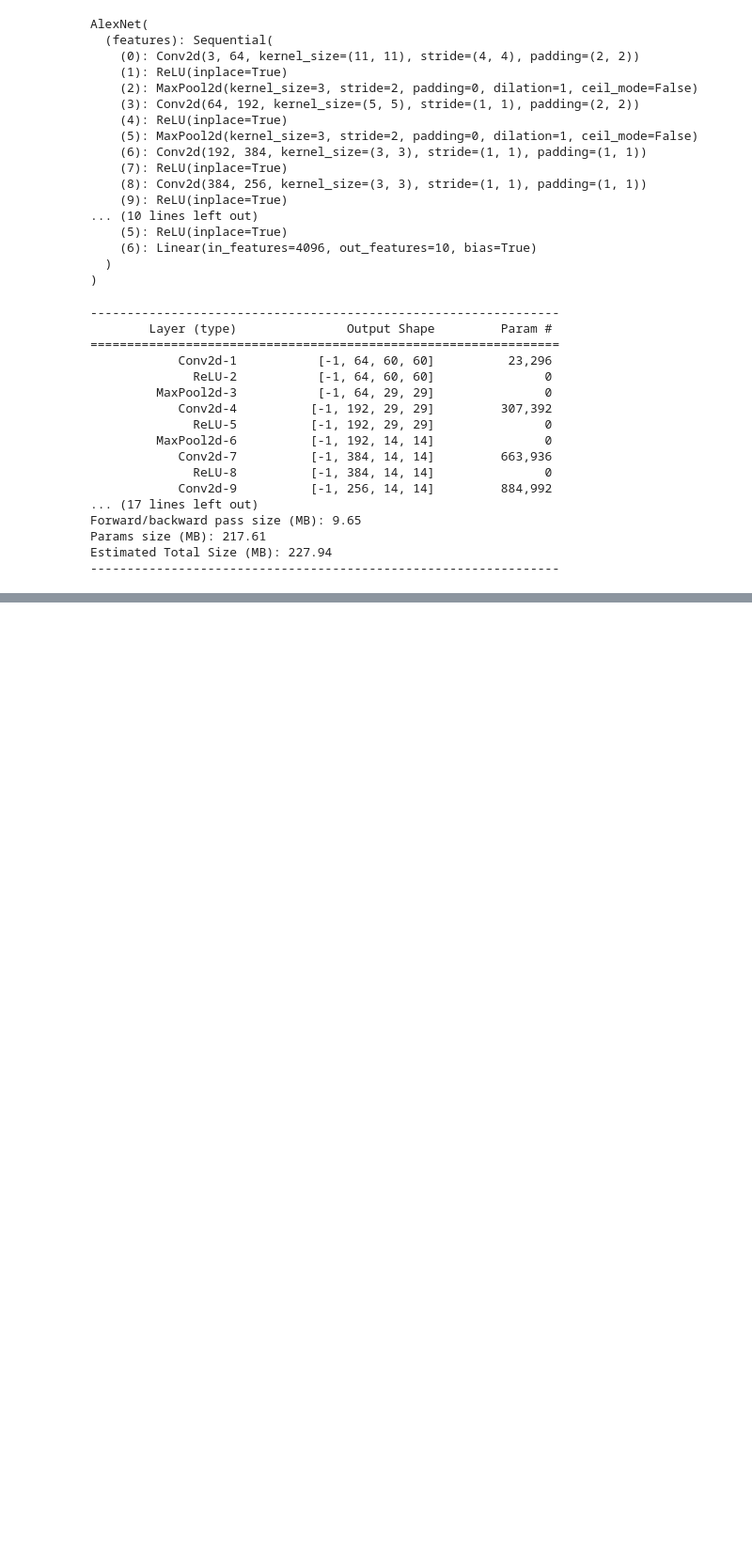
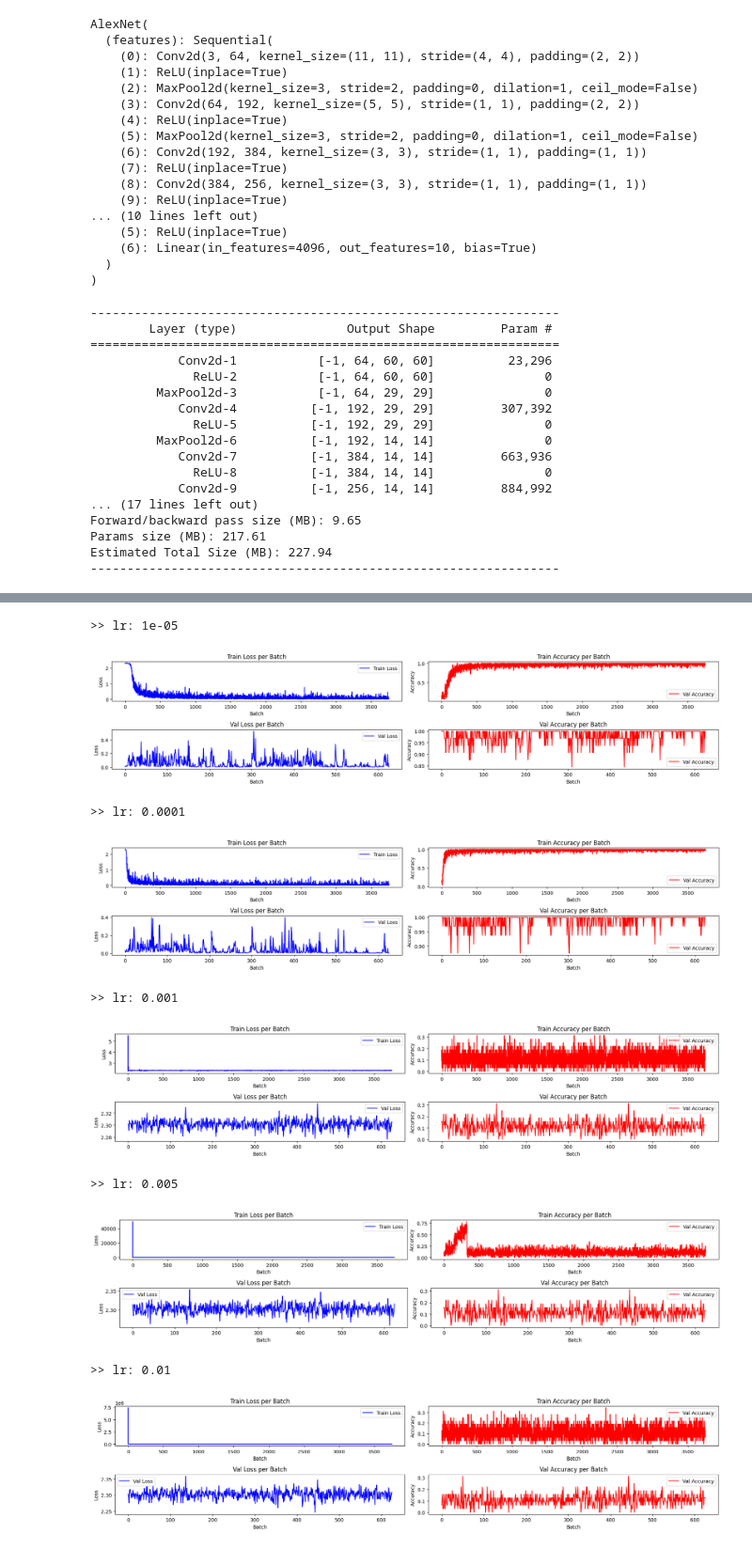
Before and after one commit to HugoPhi/baseline_sensor_har, a Jupyter notebook: alexnet/AlexNet.ipynb, the cells around one changed output, grey strips where cells are left out. Shown: that part at 94% size. Saved outputs shown, nothing was run; the diff lists cells and outputs as text; code cells hidden in the pictures; blank space fills up the shorter version.

```diff
--- a/alexnet/AlexNet.ipynb
+++ b/alexnet/AlexNet.ipynb
@@ -17,6 +19,7 @@ transform = transforms.Compose([
     transforms.Resize((224, 224)),  # 调整大小
     transforms.Grayscale(num_output_channels=3),  # 灰度图转RGB
     transforms.ToTensor(),
+    transforms.Normalize(mean=[0.1307], std=[0.3081]),  # MNIST数据集的均值和标准差
 ])
 
 # 加载训练和测试数据集
@@ -109,6 +118,7 @@ Estimated Total Size (MB): 227.94
 # 获取一个批次的数据
 data_iter = iter(test_loader)
 images, labels = next(data_iter)
+images, labels = images.to(device), labels.to(device)
 
 # 前向传播
 outputs = model(images)
@@ -181,14 +231,51 @@ KeyboardInterrupt:
 # %%
 # 可视化训练过程中的loss和accuracy
-plt.figure(figsize=(12, 4))
-plt.subplot(1, 2, 1)
-plt.plot(train_losses, label='Train Loss')
-plt.plot(val_losses, label='Val Loss')
-plt.title('Loss per epoch')
-plt.legend()
+for tls, taccs, vls, vaccs, lr in zip(TLS, TACC, VLS, VACC, LR):
+    print(f'>> lr: {lr}')
+    plt.figure(figsize=(18, 4))
 
-plt.subplot(1, 2, 2)
-plt.plot(val_accuracies, label='Val Accuracy', color='green')
-plt.title('Accuracy per epoch')
-plt.legend()
-plt.show()
+    # 绘制训练Loss
+    plt.subplot(2, 2, 1)  # 2行2列的第1个位置
+    plt.plot(tls, label='Train Loss', color='blue')
+    plt.title('Train Loss per Batch')
+    plt.xlabel('Batch')
+    plt.ylabel('Loss')
+    plt.legend()
+
+    # 绘制训练Accuracy
+    plt.subplot(2, 2, 2)  # 2行2列的第2位置
+    plt.plot(taccs, label='Val Accuracy', color='red')
+    plt.title('Train Accuracy per Batch')
+    plt.xlabel('Batch')
+    plt.ylabel('Accuracy')
+    plt.legend()
+
+    # 绘制验证Loss
+    plt.subplot(2, 2, 3)  # 2行2列的第3个位置
+    plt.plot(vls, label='Val Loss', color='blue')
+    plt.title('Val Loss per Batch')
+    plt.xlabel('Batch')
+    plt.ylabel('Loss')
+    plt.legend()
+
+    # 绘制验证Accuracy
+    plt.subplot(2, 2, 4)  # 2行2列的第4个位置
+    plt.plot(vaccs, label='Val Accuracy', color='red')
+    plt.title('Val Accuracy per Batch')
+    plt.xlabel('Batch')
+    plt.ylabel('Accuracy')
+    plt.legend()
+
+    plt.tight_layout()  # 自动调整子图参数,使之填充整个图像区域
+    plt.show()
+# %% [output]
+>> lr: 1e-05
+[figure, added]
+>> lr: 0.0001
+[figure, added]
+>> lr: 0.001
+[figure, added]
+>> lr: 0.005
+[figure, added]
+>> lr: 0.01
+[figure, added]
```
Also changed, not shown: parts of 12 cells of this notebook, 8 other files.
